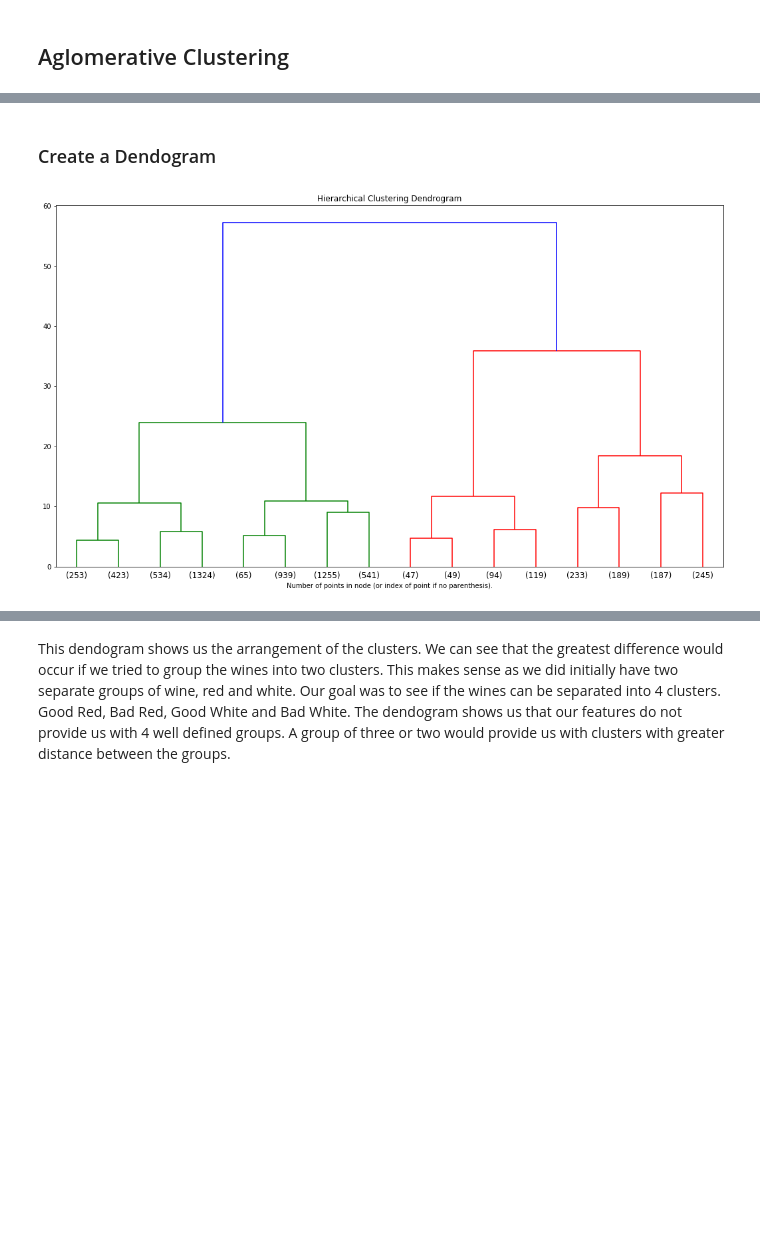
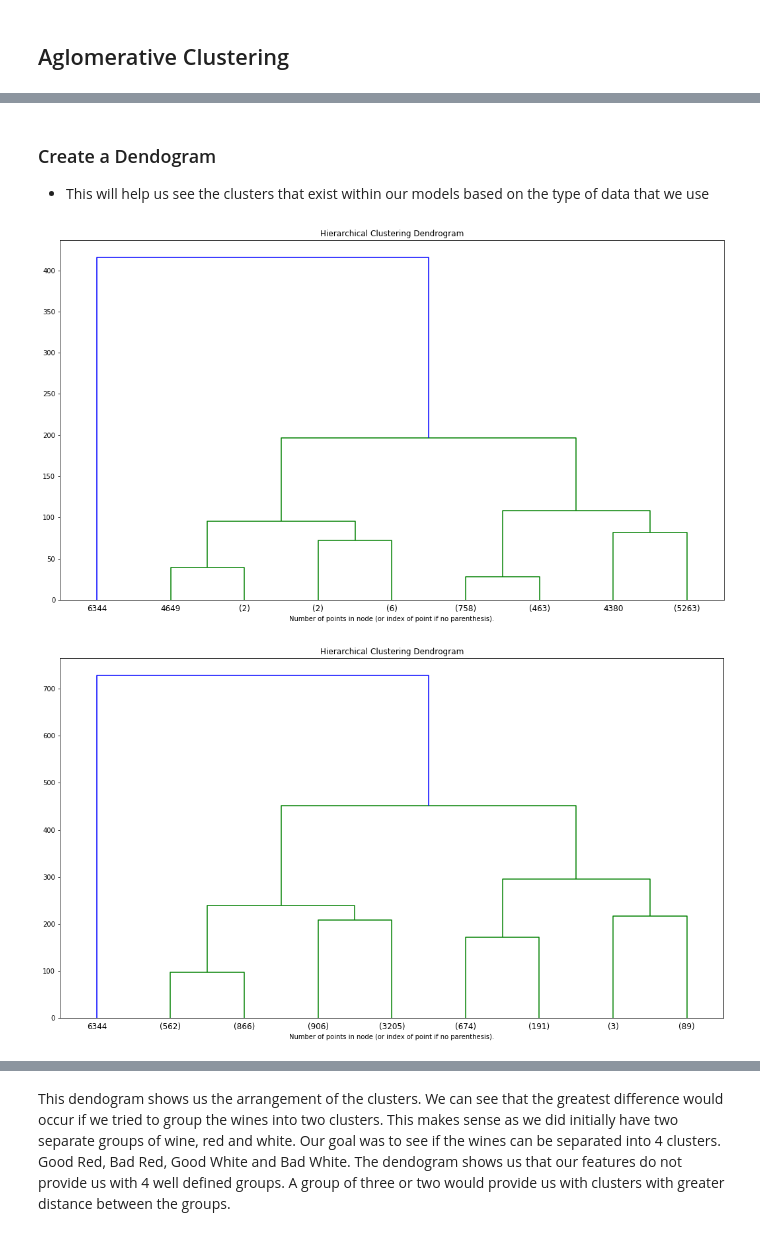
Before and after one commit to avneetgill/ensf544Project, a Jupyter notebook: Project1.2/Q3_Kyle.ipynb, the cells around one changed output, grey strips where cells are left out. Cells and saved outputs as stored; diff of their text form; code cells hidden in the pictures; blank space fills up the shorter version.

```diff
--- a/Project1.2/Q3_Kyle.ipynb
+++ b/Project1.2/Q3_Kyle.ipynb
@@ -159,44 +214,59 @@ single l1 [0.00011669883762438619]
 complete l2 [0.24452349182144464]
 average l2 [0.30737634461812696]
 single l2 [0.00011669883762438619]
-# %% [markdown]
-### Create a Dendogram
+# %% [markdown]
+### Create a Dendogram
+- This will help us see the clusters that exist within our models based on the type of data that we use
 # %%
 from scipy.cluster.hierarchy import dendrogram
 # code taken from
 # https://scikit-learn.org/stable/auto_examples/cluster/plot_agglomerative_dendrogram.html
 def plot_dendrogram(model, **kwargs):
     # Create linkage matrix and then plot the dendrogram
 
     # create the counts of samples under each node
     counts = np.zeros(model.children_.shape[0])
     n_samples = len(model.labels_)
     for i, merge in enumerate(model.children_):
         current_count = 0
         for child_idx in merge:
             if child_idx < n_samples:
                 current_count += 1  # leaf node
             else:
                 current_count += counts[child_idx - n_samples]
         counts[i] = current_count
 
     linkage_matrix = np.column_stack([model.children_, model.distances_,
                                       counts]).astype(float)
 
     # Plot the corresponding dendrogram
     dendrogram(linkage_matrix, **kwargs)
 
+def setup_dendogram(features, model):
+    model = model.fit(features)
+    f, ax = plt.subplots(1, 1, figsize = (18,10))
+    plt.title('Hierarchical Clustering Dendrogram')
+    # plot the top three levels of the dendrogram
+    plot_dendrogram(model, truncate_mode='level', p=3)
+    plt.xlabel("Number of points in node (or index of point if no parenthesis).")
+    plt.show()
+
+
 
 # setting distance_threshold=0 ensures we compute the full tree.
-model = AgglomerativeClustering(distance_threshold=0, n_clusters=None)
+# create a model to view dendogram with the raw data
+model = AgglomerativeClustering(distance_threshold=0, n_clusters=None,
+                                linkage = 'average', affinity = 'euclidean')
 
-model = model.fit(sc_features)
-f, ax = plt.subplots(1, 1, figsize = (18,10))
-plt.title('Hierarchical Clustering Dendrogram')
-# plot the top three levels of the dendrogram
-plot_dendrogram(model, truncate_mode='level', p=3)
-plt.xlabel("Number of points in node (or index of point if no parenthesis).")
+# create a model to view dendogram with the scaled data
+model2 = AgglomerativeClustering(distance_threshold=0, n_clusters=None,
+                                linkage = 'complete', affinity = 'l1')
 
-plt.show()
+# create dendograms to compare the models cluster distances
+setup_dendogram(features, model)
+setup_dendogram(features, model2)
+setup_dendogram(sc_features, model)
+setup_dendogram(sc_features, model2)
 # %% [output]
-[figure, old version]
+[figure, new version]
+[figure, added]
```
Also changed, not shown: parts of 9 cells of this notebook, 1 other file.
